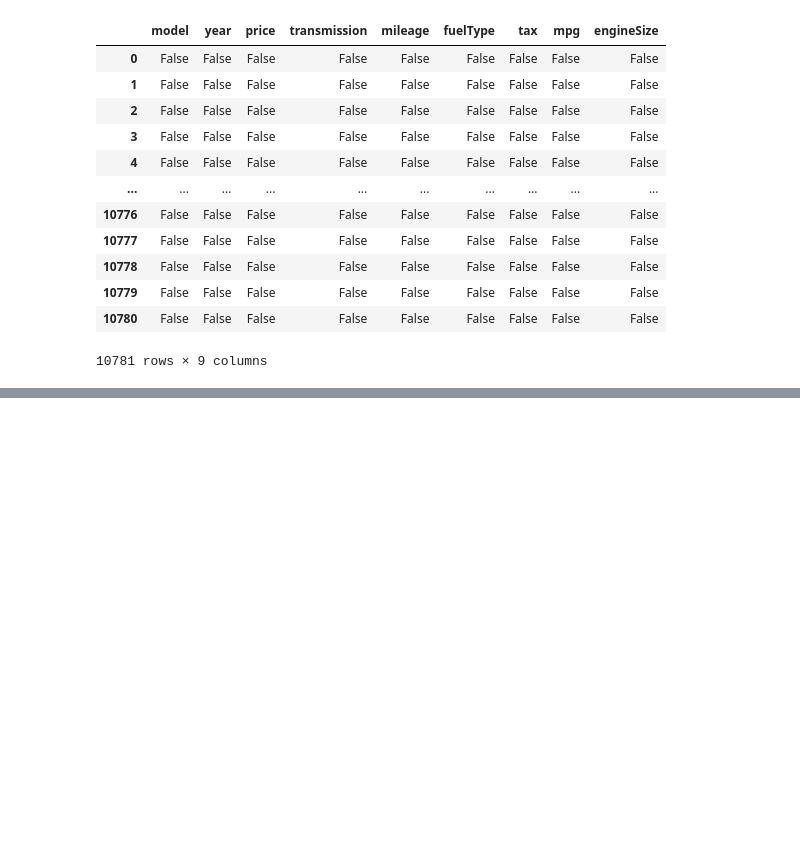
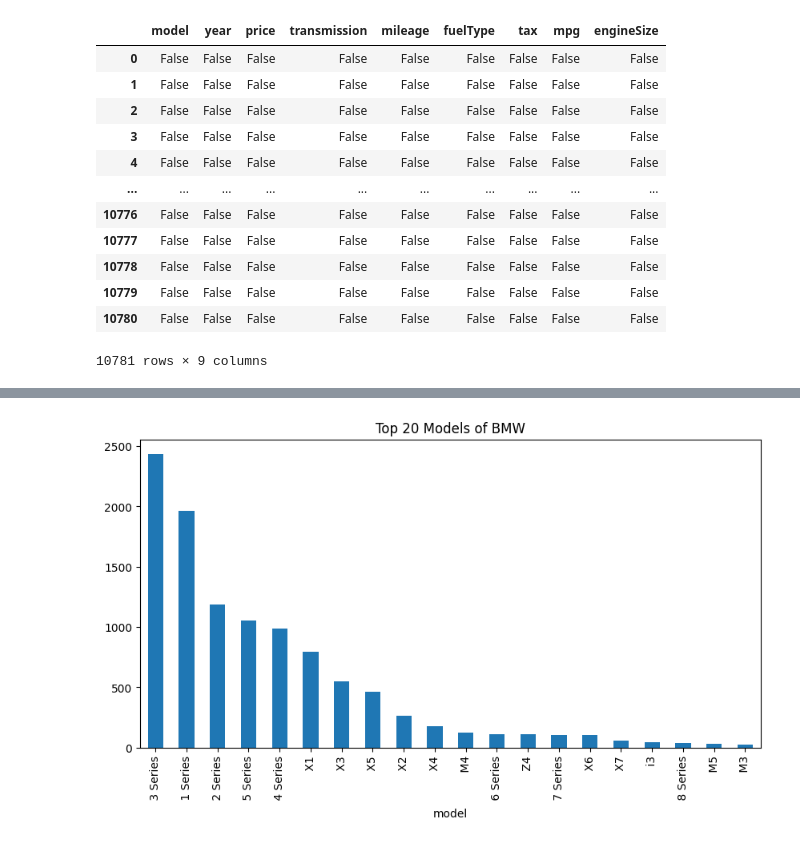
Before and after one commit to samanrizwan/Learning-Sandbox, a Jupyter notebook: python/project.ipynb, the cells around one changed output, grey strips where cells are left out. Saved outputs shown, nothing was run; the diff lists cells and outputs as text; code cells hidden in the pictures; blank space fills up the shorter version.

```diff
--- a/python/project.ipynb
+++ b/python/project.ipynb
@@ -52,0 +79,6 @@ df.isnull()
+# %%
+df['model'].value_counts().head(20).plot(kind='bar', figsize=(10,5))
+plt.title("Top 20 Models of BMW")
+plt.show()
+# %% [output]
+[figure, added]
```
Also changed, not shown: parts of 8 cells of this notebook.
